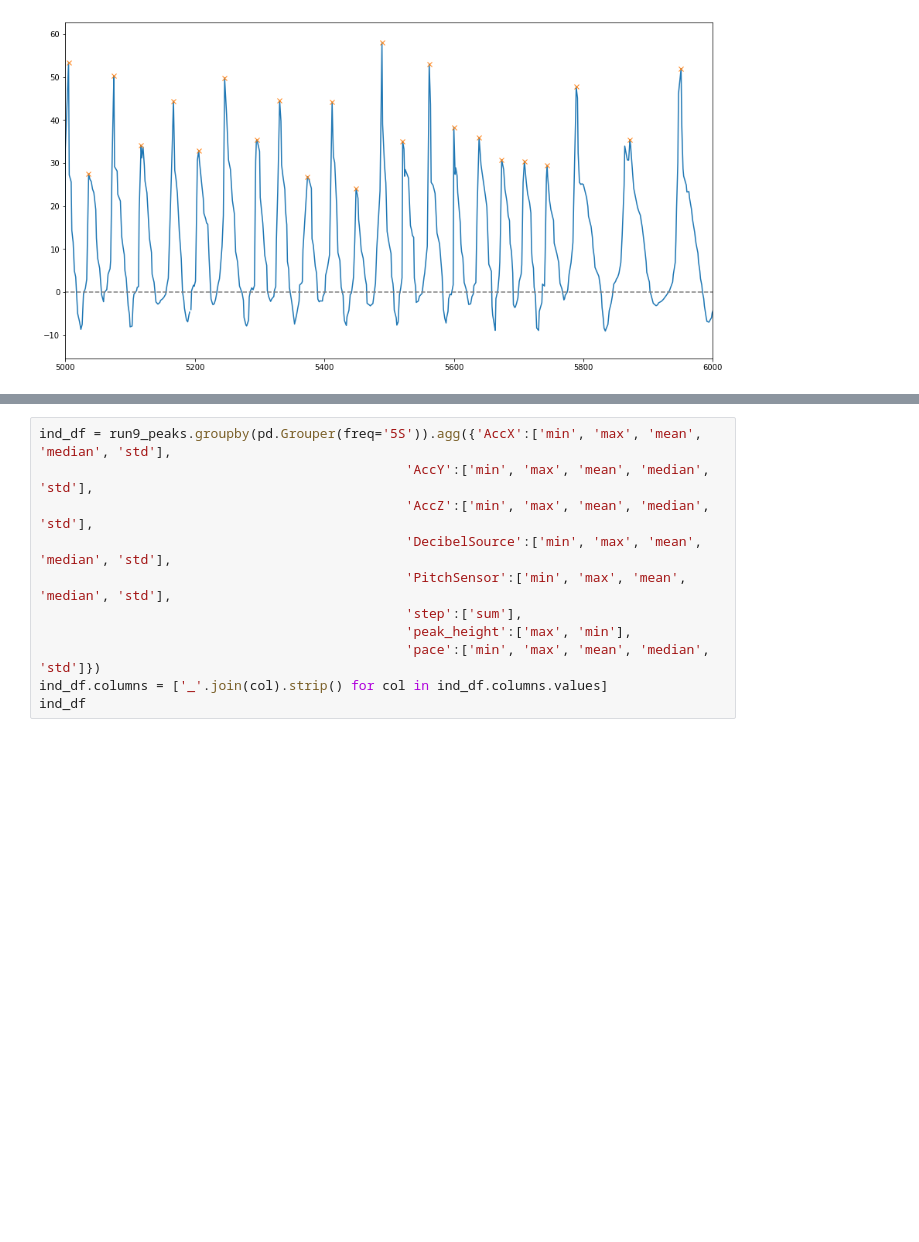
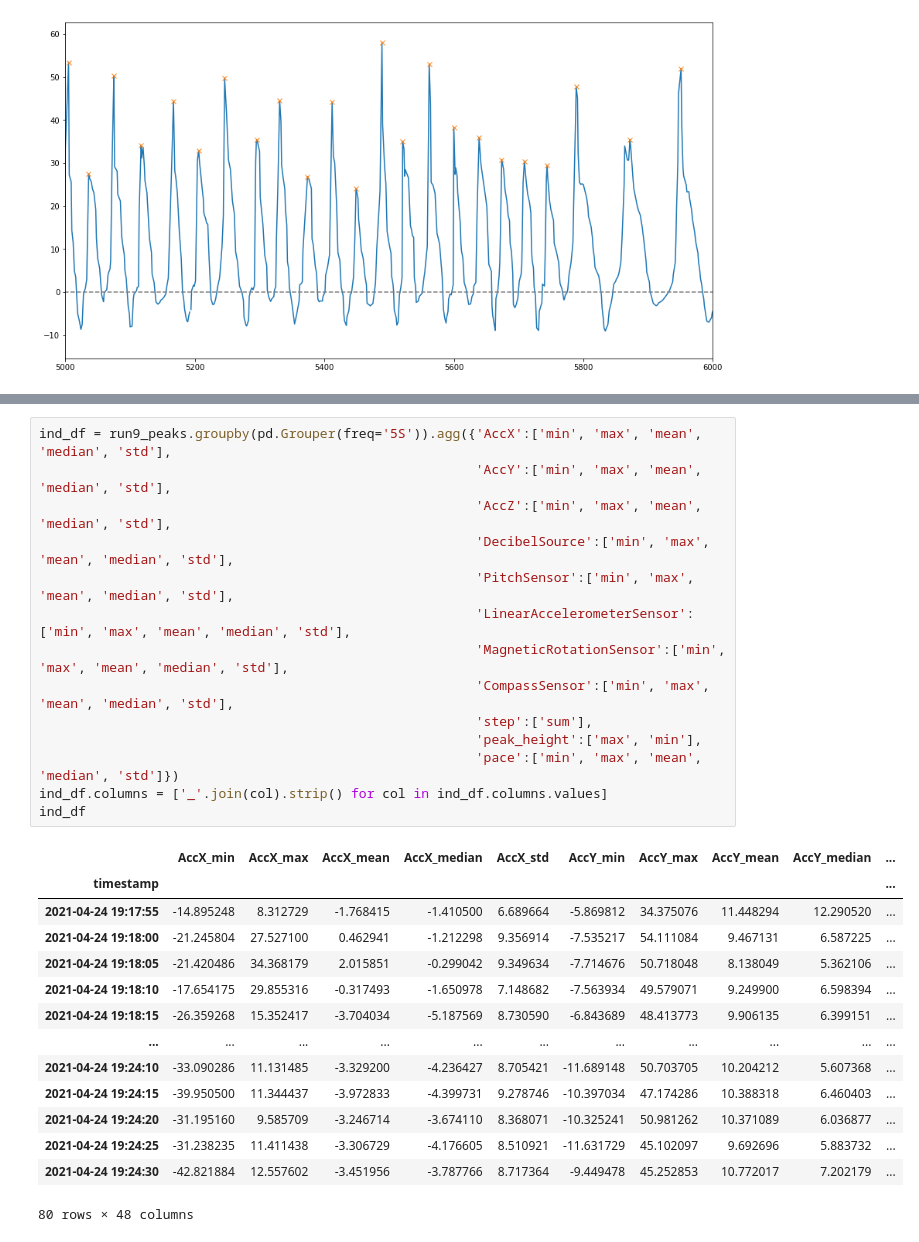
Before and after one commit to martinabetti-97/brutti_lovers-3, a Jupyter notebook: Final_Project/code/Step Function Generator.ipynb, the cells around one changed output, grey strips where cells are left out. Cells and saved outputs as stored; diff of their text form; blank space fills up the shorter version.

```diff
--- a/Final_Project/code/Step Function Generator.ipynb
+++ b/Final_Project/code/Step Function Generator.ipynb
@@ -338,12 +338,30 @@ run9_peaks[100:150]
 | 2021-04-24 19:18:00.694 | 2210.000000 | 12.787338 | 110.691406 | 14.720099 | 7.178543 | -3.287949 | 1.385651 | ... |
 # %%
 ind_df = run9_peaks.groupby(pd.Grouper(freq='5S')).agg({'AccX':['min', 'max', 'mean', 'median', 'std'],
-                                               'AccY':['min', 'max', 'mean', 'median', 'std'],
-                                               'AccZ':['min', 'max', 'mean', 'median', 'std'],
-                                               'DecibelSource':['min', 'max', 'mean', 'median', 'std'],
-                                               'PitchSensor':['min', 'max', 'mean', 'median', 'std'],
-                                               'step':['sum'],
-                                               'peak_height':['max', 'min'],
-                                               'pace':['min', 'max', 'mean', 'median', 'std']})
+                                                        'AccY':['min', 'max', 'mean', 'median', 'std'],
+                                                        'AccZ':['min', 'max', 'mean', 'median', 'std'],
+                                                        'DecibelSource':['min', 'max', 'mean', 'median', 'std'],
+                                                        'PitchSensor':['min', 'max', 'mean', 'median', 'std'],
+                                                        'LinearAccelerometerSensor':['min', 'max', 'mean', 'median', 'std'],
+                                                        'MagneticRotationSensor':['min', 'max', 'mean', 'median', 'std'],
+                                                        'CompassSensor':['min', 'max', 'mean', 'median', 'std'],
+                                                        'step':['sum'],
+                                                        'peak_height':['max', 'min'],
+                                                        'pace':['min', 'max', 'mean', 'median', 'std']})
 ind_df.columns = ['_'.join(col).strip() for col in ind_df.columns.values]
 ind_df
+# %% [output]
+|  | AccX_min | AccX_max | AccX_mean | AccX_median | AccX_std | AccY_min | AccY_max | AccY_mean | AccY_median | ... |
+| timestamp |  |  |  |  |  |  |  |  |  | ... |
+| 2021-04-24 19:17:55 | -14.895248 | 8.312729 | -1.768415 | -1.410500 | 6.689664 | -5.869812 | 34.375076 | 11.448294 | 12.290520 | ... |
+| 2021-04-24 19:18:00 | -21.245804 | 27.527100 | 0.462941 | -1.212298 | 9.356914 | -7.535217 | 54.111084 | 9.467131 | 6.587225 | ... |
+| 2021-04-24 19:18:05 | -21.420486 | 34.368179 | 2.015851 | -0.299042 | 9.349634 | -7.714676 | 50.718048 | 8.138049 | 5.362106 | ... |
+| 2021-04-24 19:18:10 | -17.654175 | 29.855316 | -0.317493 | -1.650978 | 7.148682 | -7.563934 | 49.579071 | 9.249900 | 6.598394 | ... |
+| 2021-04-24 19:18:15 | -26.359268 | 15.352417 | -3.704034 | -5.187569 | 8.730590 | -6.843689 | 48.413773 | 9.906135 | 6.399151 | ... |
+| ... | ... | ... | ... | ... | ... | ... | ... | ... | ... | ... |
+| 2021-04-24 19:24:10 | -33.090286 | 11.131485 | -3.329200 | -4.236427 | 8.705421 | -11.689148 | 50.703705 | 10.204212 | 5.607368 | ... |
+| 2021-04-24 19:24:15 | -39.950500 | 11.344437 | -3.972833 | -4.399731 | 9.278746 | -10.397034 | 47.174286 | 10.388318 | 6.460403 | ... |
+| 2021-04-24 19:24:20 | -31.195160 | 9.585709 | -3.246714 | -3.674110 | 8.368071 | -10.325241 | 50.981262 | 10.371089 | 6.036877 | ... |
+| 2021-04-24 19:24:25 | -31.238235 | 11.411438 | -3.306729 | -4.176605 | 8.510921 | -11.631729 | 45.102097 | 9.692696 | 5.883732 | ... |
+| 2021-04-24 19:24:30 | -42.821884 | 12.557602 | -3.451956 | -3.787766 | 8.717364 | -9.449478 | 45.252853 | 10.772017 | 7.202179 | ... |
+80 rows × 48 columns
```
Also changed, not shown: parts of 2 cells of this notebook.
